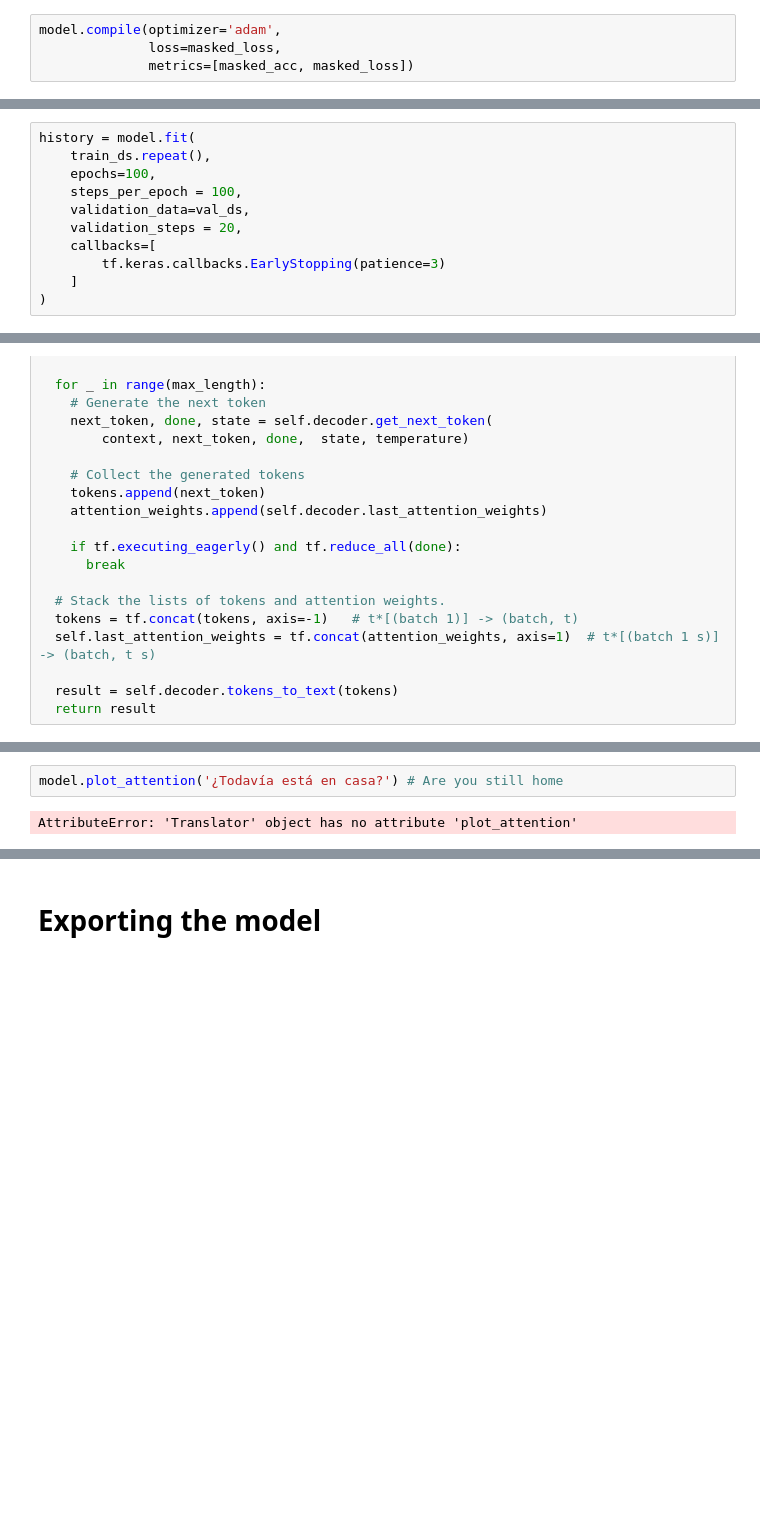
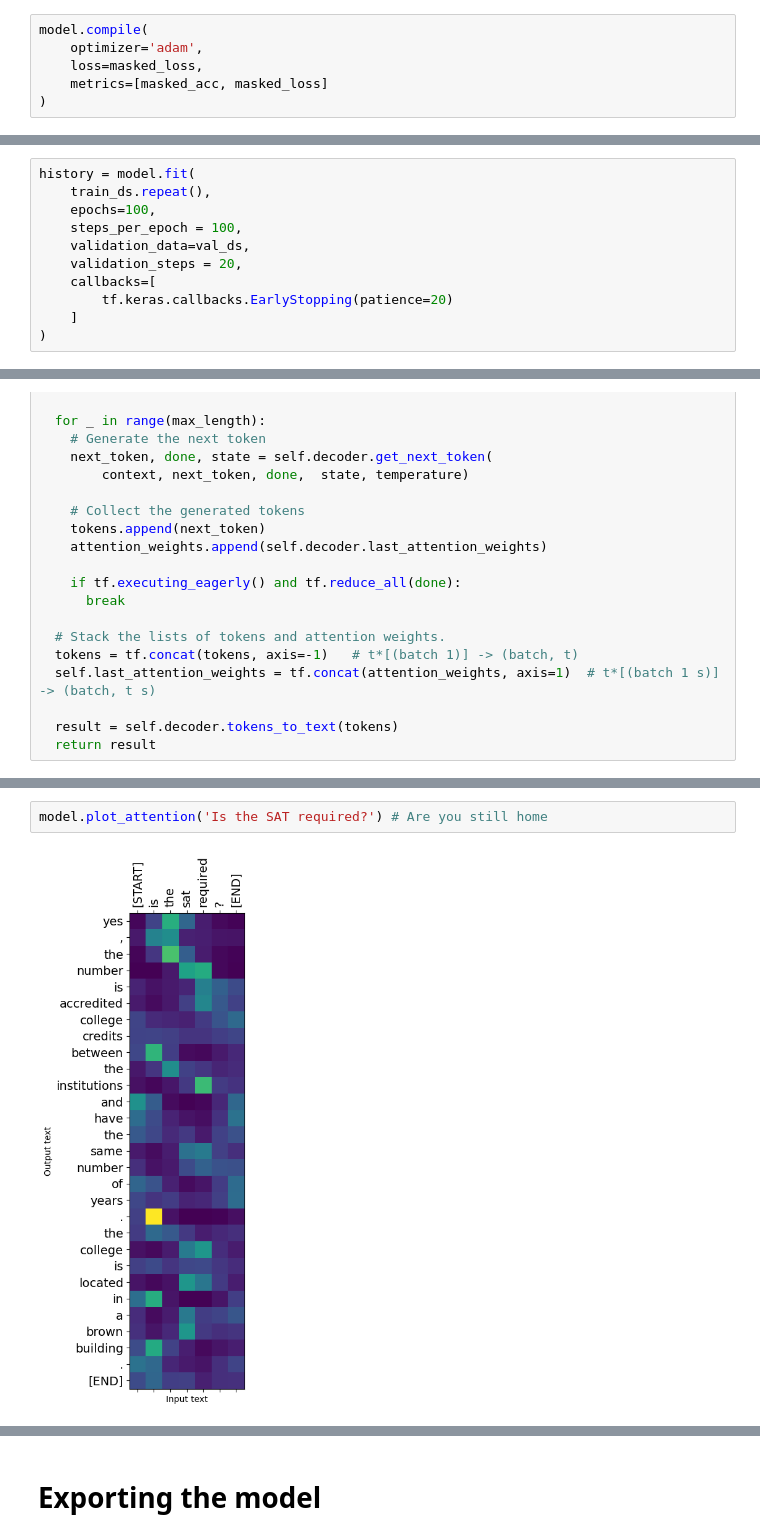
Before and after one commit to msaad02/honors-thesis, a Jupyter notebook: scratch-model/follow-tf-tutorial.ipynb, the cells around one changed output, grey strips where cells are left out. Cells and saved outputs as stored; diff of their text form; blank space fills up the shorter version.

Commit message:
scratch model progress

```diff
--- a/scratch-model/follow-tf-tutorial.ipynb
+++ b/scratch-model/follow-tf-tutorial.ipynb
@@ -610,9 +598,11 @@ def masked_acc(y_true, y_pred):
 
     return tf.reduce_sum(match)/tf.reduce_sum(mask)
 # %%
-model.compile(optimizer='adam',
-              loss=masked_loss,
-              metrics=[masked_acc, masked_loss])
+model.compile(
+    optimizer='adam',
+    loss=masked_loss,
+    metrics=[masked_acc, masked_loss]
+)
 # %%
 vocab_size = 1.0 * target_text_processor.vocabulary_size()
 
@@ -635,7 +625,7 @@ history = model.fit(
     validation_data=val_ds,
     validation_steps = 20,
     callbacks=[
-        tf.keras.callbacks.EarlyStopping(patience=3)
+        tf.keras.callbacks.EarlyStopping(patience=20)
     ]
 )
 # %% [output]
@@ -698,7 +741,7 @@ AttributeError: 'Translator' object has no attribute 'translate'
 # %%
-model.plot_attention('¿Todavía está en casa?') # Are you still home
+model.plot_attention('Is the SAT required?') # Are you still home
 # %% [output]
-AttributeError: 'Translator' object has no attribute 'plot_attention'
+[figure, added]
 # %%
 %%time
 # This is my life.
```
Also changed, not shown: parts of 32 cells of this notebook, 5 other files.
